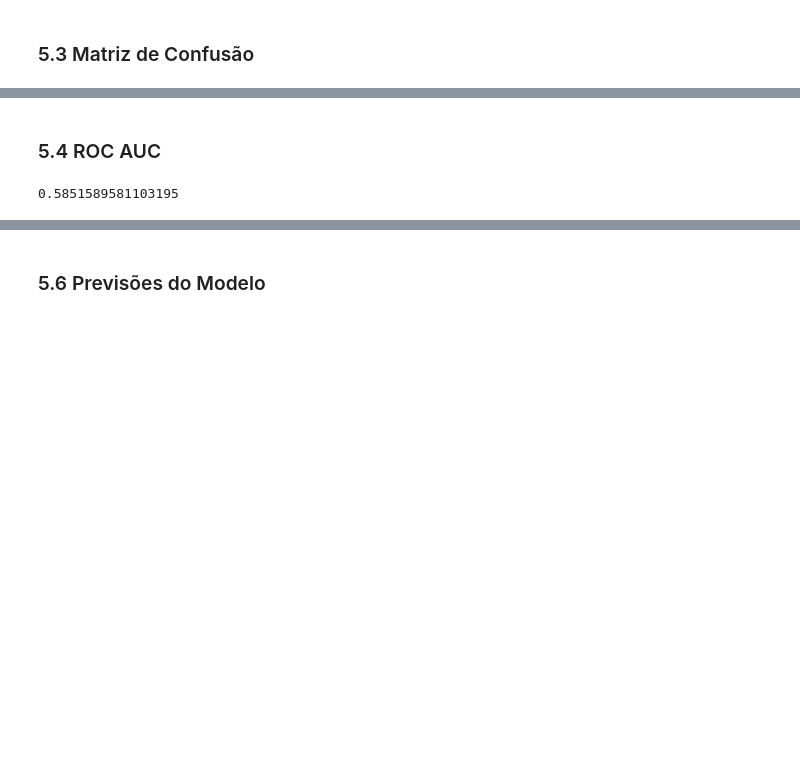
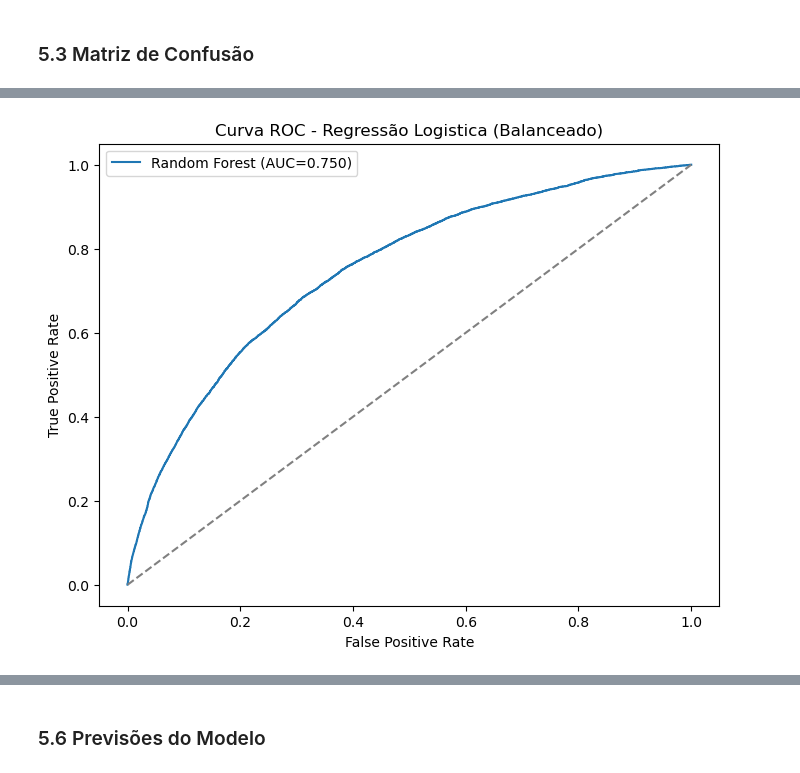
Before and after one commit to Rd-Brito13/Credit-Risk, a Jupyter notebook: notebook/04_modelos_avancados.ipynb, the cells around one changed output, grey strips where cells are left out. Saved outputs shown, nothing was run; the diff lists cells and outputs as text; code cells hidden in the pictures; blank space fills up the shorter version.

```diff
--- a/notebook/04_modelos_avancados.ipynb
+++ b/notebook/04_modelos_avancados.ipynb
@@ -101,6 +205,30 @@ print(confusion_matrix(y_teste, modelo_balanceado.predict(x_teste)))
-# %% [markdown]
-### 5.4 ROC AUC
-# %%
-print(roc_auc_score(y_teste, modelo_balanceado.predict(x_teste)))
-# %% [output]
-0.5851589581103195
+# %%
+# CURVA ROC
+fpr, tpr, thresholds = roc_curve(
+    y_teste,
+    probabilidades_balanceado
+)
+
+plt.figure(figsize=(8,6))
+
+plt.plot(
+    fpr,
+    tpr,
+    label=f'Random Forest (AUC={roc_auc_score(y_teste, probabilidades_balanceado):.3f})'
+)
+
+plt.plot(
+    [0,1],
+    [0,1],
+    '--',
+    color='gray'
+)
+
+plt.xlabel('False Positive Rate')
+plt.ylabel('True Positive Rate')
+plt.title('Curva ROC - Regressão Logistica (Balanceado)')
+plt.legend()
+
+plt.show()
+# %% [output]
+[figure, added]
```
Also changed, not shown: parts of 42 cells of this notebook, 13 other files.
